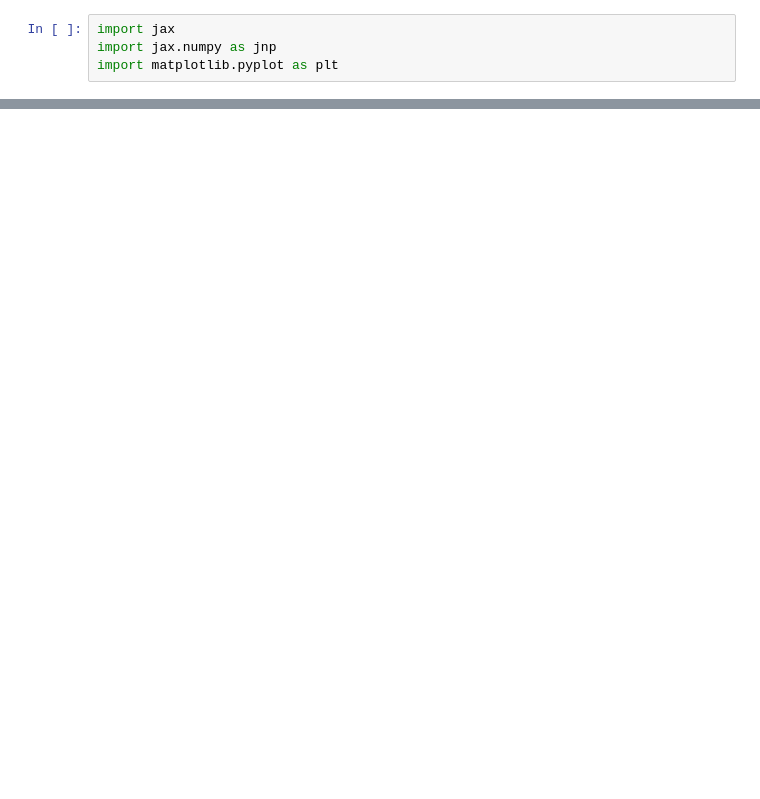
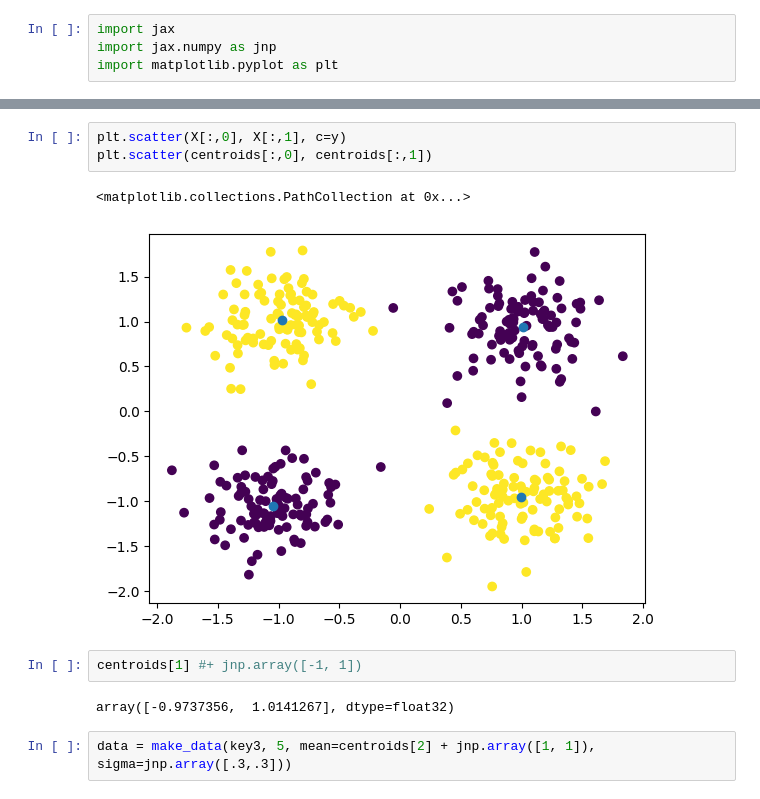
Before and after one commit to Aidan-Jared/NTK, a Jupyter notebook: test.ipynb, the cells around one changed output, grey strips where cells are left out. Cells and saved outputs as stored; diff of their text form; blank space fills up the shorter version.

```diff
--- a/test.ipynb
+++ b/test.ipynb
@@ -45,0 +75,12 @@ X
+# %%
+plt.scatter(X[:,0], X[:,1], c=y)
+plt.scatter(centroids[:,0], centroids[:,1])
+# %% [output]
+<matplotlib.collections.PathCollection at 0x...>
+[figure, added]
+# %%
+centroids[1] #+ jnp.array([-1, 1])
+# %% [output]
+array([-0.9737356,  1.0141267], dtype=float32)
+# %%
+data = make_data(key3, 5, mean=centroids[2] + jnp.array([1, 1]), sigma=jnp.array([.3,.3]))
```
Also changed, not shown: parts of 11 cells of this notebook, 7 other files.
